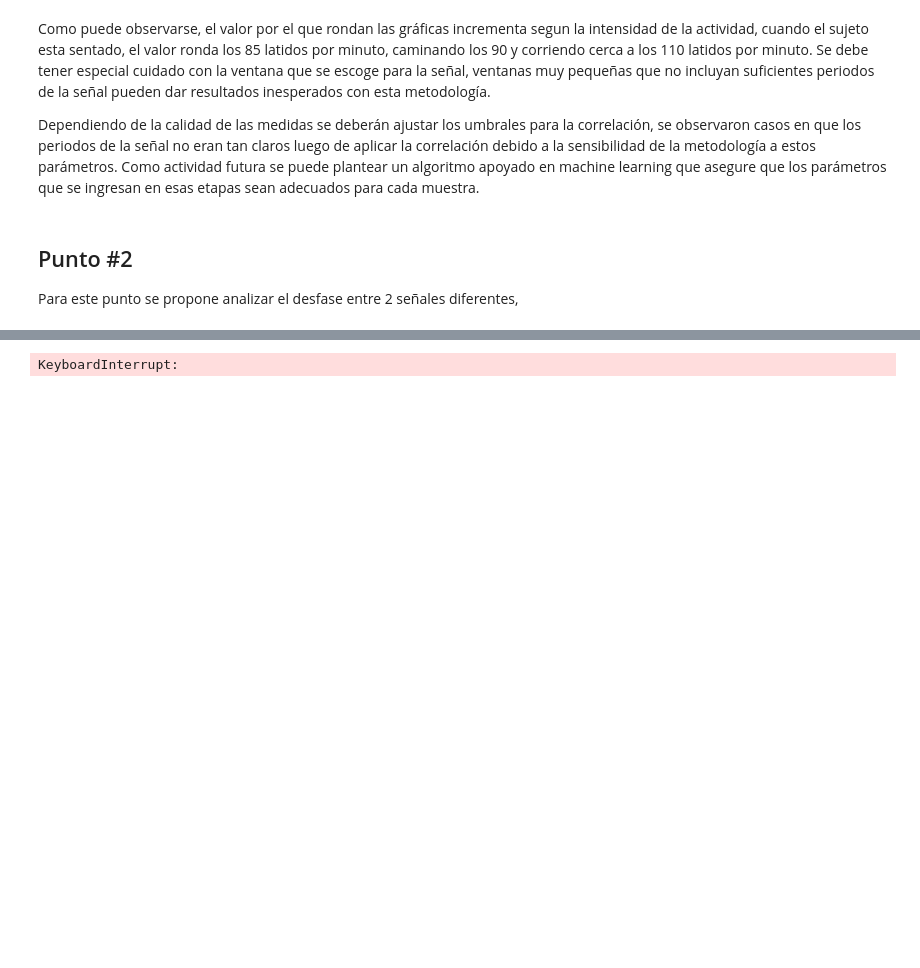
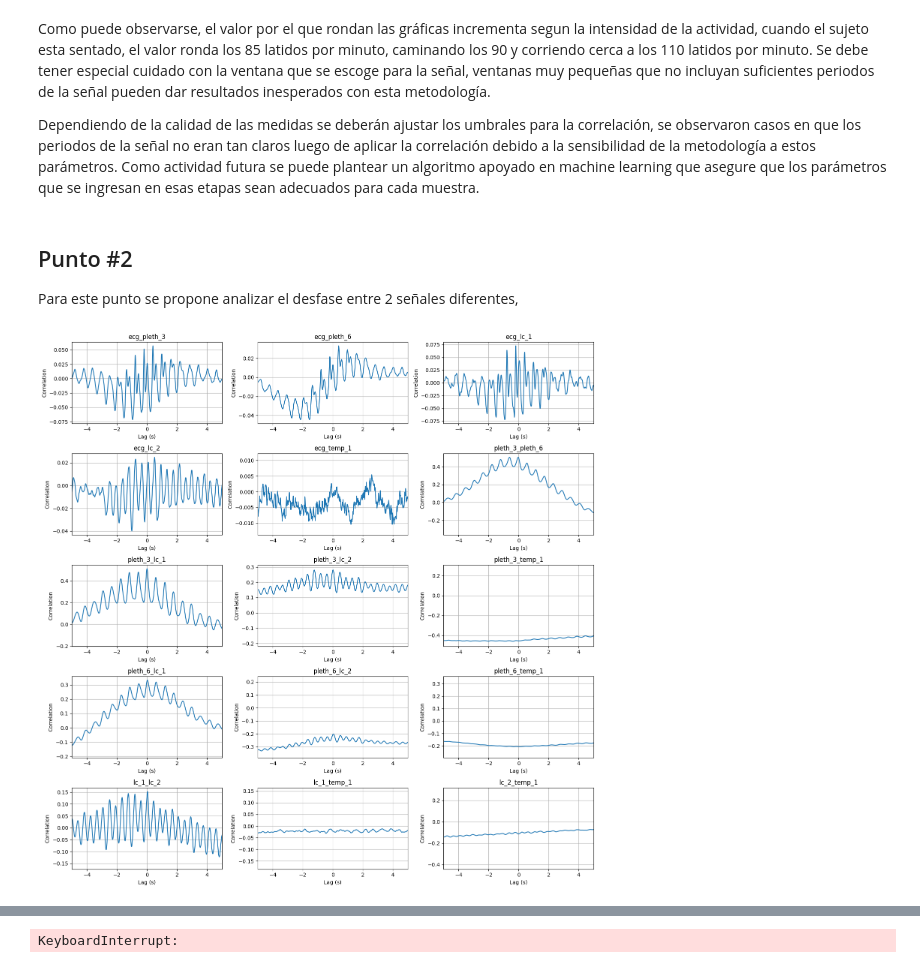
Before and after one commit to andresosorios23/digital_signal_processing, a Jupyter notebook: task_2/task.ipynb, the cells around one changed output, grey strips where cells are left out. Drawn from its saved outputs; the diff is of its cells as text; code cells hidden in the pictures; blank space fills up the shorter version.

```diff
--- a/task_2/task.ipynb
+++ b/task_2/task.ipynb
@@ -170,6 +170,53 @@ Dependiendo de la calidad de las medidas se deberán ajustar los umbrales para l
 ## Punto #2
 
 Para este punto se propone analizar el desfase entre 2 señales diferentes,
+# %%
+cross_correlations = {}
+columns = ["ecg", "pleth_3", "pleth_6", "lc_1", "lc_2", "temp_1"]
+
+
+for column_i in columns:
+    for column_j in columns:
+        if column_i == column_j:
+            continue
+        if column_j + "_" + column_i in cross_correlations:
+            continue
+        cross_correlations[column_i + "_" + column_j] = correlate(
+            run[column_i] - run[column_i].mean(),
+            run[column_j] - run[column_j].mean(),
+            mode="full",
+        )
+        correlation_i = correlate(
+            run[column_i] - run[column_i].mean(),
+            run[column_i] - run[column_i].mean(),
+            mode="full",
+        )
+        correlation_j = correlate(
+            run[column_j] - run[column_j].mean(),
+            run[column_j] - run[column_j].mean(),
+            mode="full",
+        )
+        cross_correlations[column_i + "_" + column_j] = cross_correlations[
+            column_i + "_" + column_j
+        ] / np.sqrt(np.max(correlation_i )*np.max(correlation_j))
+# %%
+fig, axes = plt.subplots(5,3)
+fig.set_figwidth(15)
+fig.set_figheight(15)
+axes = np.reshape(axes, (-1, 1))
+for (key, value), ax in zip(cross_correlations.items(),axes.reshape(-1)):
+    i = 0
+    x = np.arange(-len(value) // 2, len(value) // 2) / frequency
+
+    ax.plot(x, value, label=key)
+    ax.set_title(key)
+    ax.set_xlabel("Lag (s)")
+    ax.set_ylabel("Correlation")
+    ax.set_xlim(-5, 5)
+    i += 1
+plt.tight_layout()
+# %% [output]
+[figure, added]
 # %%
 def windowed_cross_correlation_lag(signal_1, signal_2, window_size):
     periods = []
```
Also changed, not shown: parts of 2 cells of this notebook.
